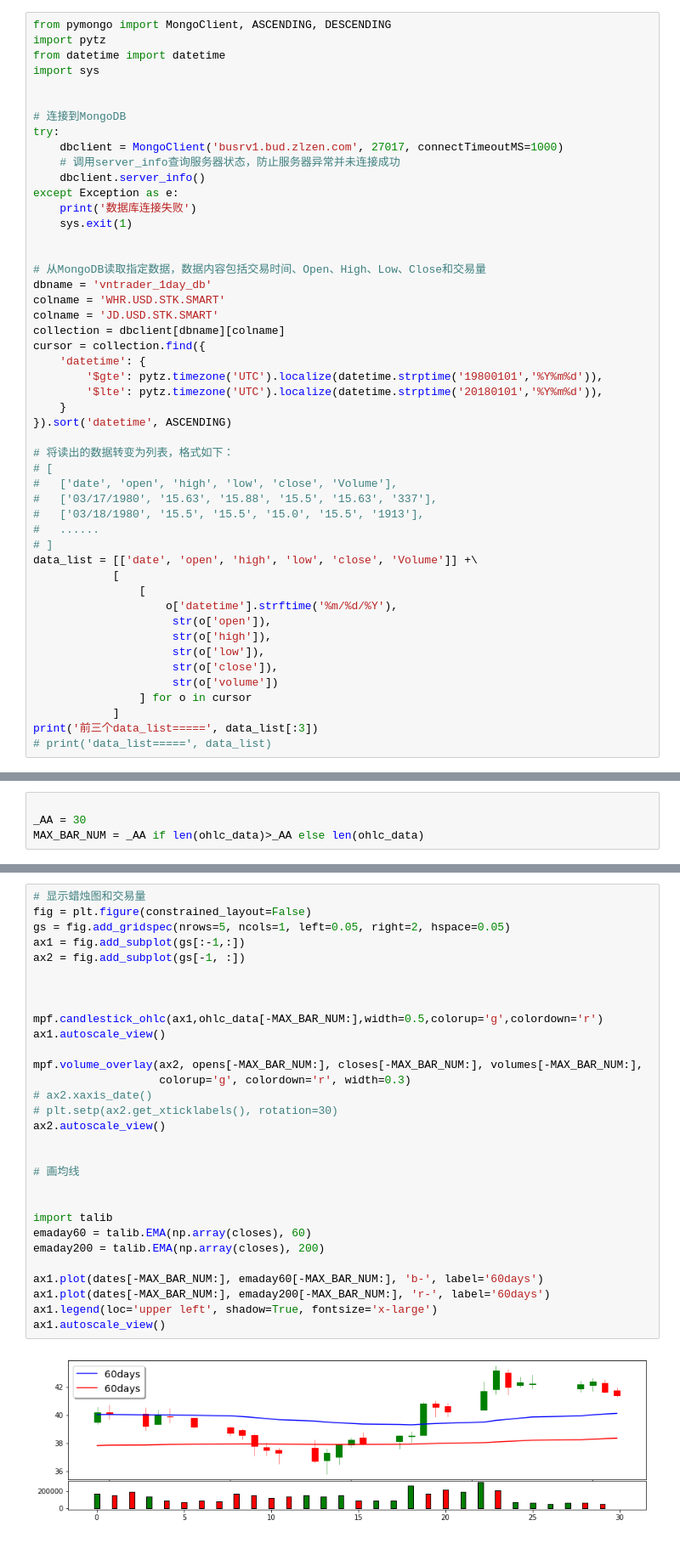
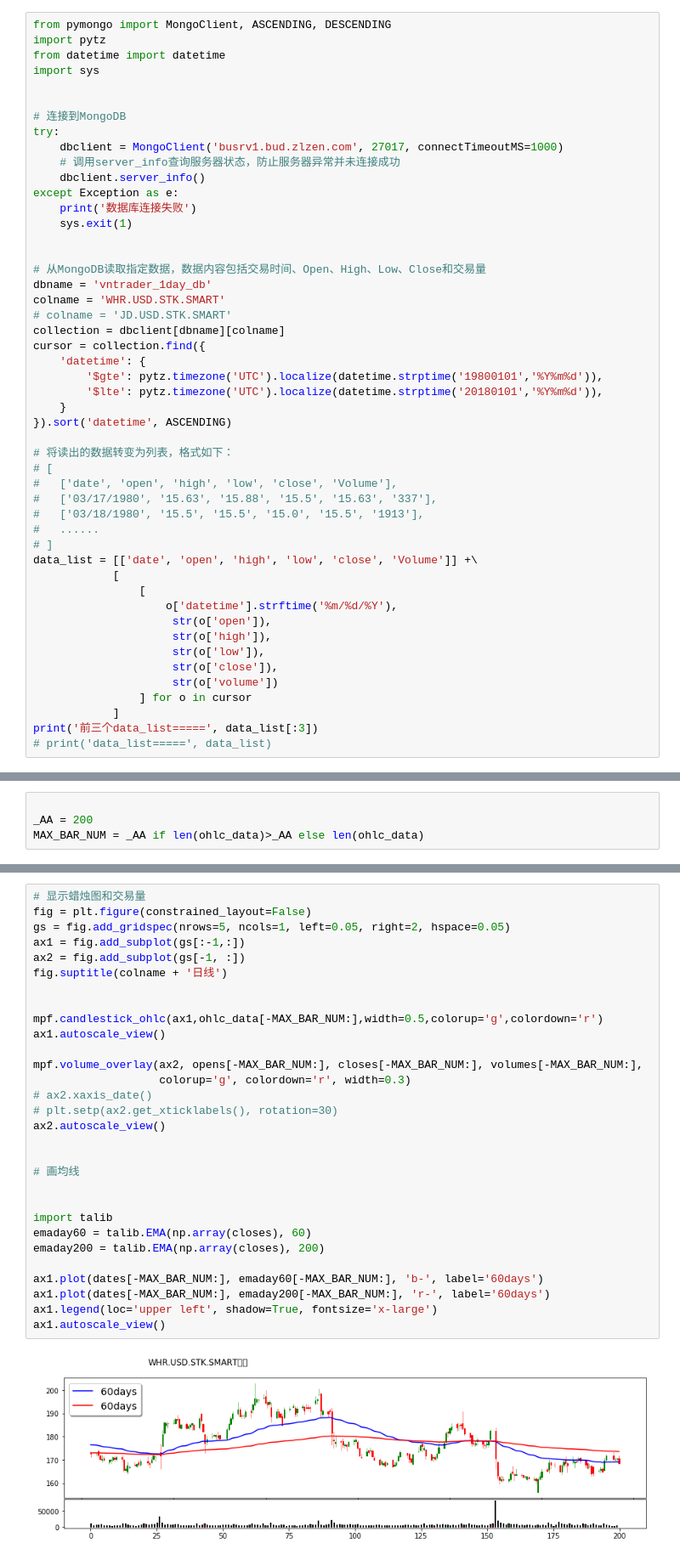
Before and after one commit to zhu4ling3/vnpy, a Jupyter notebook: examples/MyTest/show_candle.ipynb, the cells around one changed output, grey strips where cells are left out. Shown at 85% size. Drawn from its saved outputs; the diff is of its cells as text.

```diff
--- a/examples/MyTest/show_candle.ipynb
+++ b/examples/MyTest/show_candle.ipynb
@@ -18,7 +18,7 @@ except Exception as e:
 # 从MongoDB读取指定数据，数据内容包括交易时间、Open、High、Low、Close和交易量
 dbname = 'vntrader_1day_db'
 colname = 'WHR.USD.STK.SMART'
-colname = 'JD.USD.STK.SMART'
+# colname = 'JD.USD.STK.SMART'
 collection = dbclient[dbname][colname]
 cursor = collection.find({
     'datetime': {
@@ -80,6 +80,6 @@ print('前三个ohlcv_data=====',ohlcv_data[:3])
 # %%
 
-_AA = 30
+_AA = 200
 MAX_BAR_NUM = _AA if len(ohlc_data)>_AA else len(ohlc_data)
 # %%
 # 蜡烛图显示
@@ -119,32 +120,32 @@ ax2.autoscale_view()
 # %%
 # 显示蜡烛图和交易量
 fig = plt.figure(constrained_layout=False)
 gs = fig.add_gridspec(nrows=5, ncols=1, left=0.05, right=2, hspace=0.05)
 ax1 = fig.add_subplot(gs[:-1,:])
 ax2 = fig.add_subplot(gs[-1, :])
-
+fig.suptitle(colname + '日线')
 
 
 mpf.candlestick_ohlc(ax1,ohlc_data[-MAX_BAR_NUM:],width=0.5,colorup='g',colordown='r')
 ax1.autoscale_view()
 
 mpf.volume_overlay(ax2, opens[-MAX_BAR_NUM:], closes[-MAX_BAR_NUM:], volumes[-MAX_BAR_NUM:],
                    colorup='g', colordown='r', width=0.3)
 # ax2.xaxis_date()
 # plt.setp(ax2.get_xticklabels(), rotation=30)
 ax2.autoscale_view()
 
 
 # 画均线
 
 
 import talib
 emaday60 = talib.EMA(np.array(closes), 60)
 emaday200 = talib.EMA(np.array(closes), 200)
 
 ax1.plot(dates[-MAX_BAR_NUM:], emaday60[-MAX_BAR_NUM:], 'b-', label='60days')
 ax1.plot(dates[-MAX_BAR_NUM:], emaday200[-MAX_BAR_NUM:], 'r-', label='60days')
 ax1.legend(loc='upper left', shadow=True, fontsize='x-large')
 ax1.autoscale_view()
 # %% [output]
-[figure, old version]
+[figure, new version]
```
Also changed, not shown: parts of 3 cells of this notebook.
